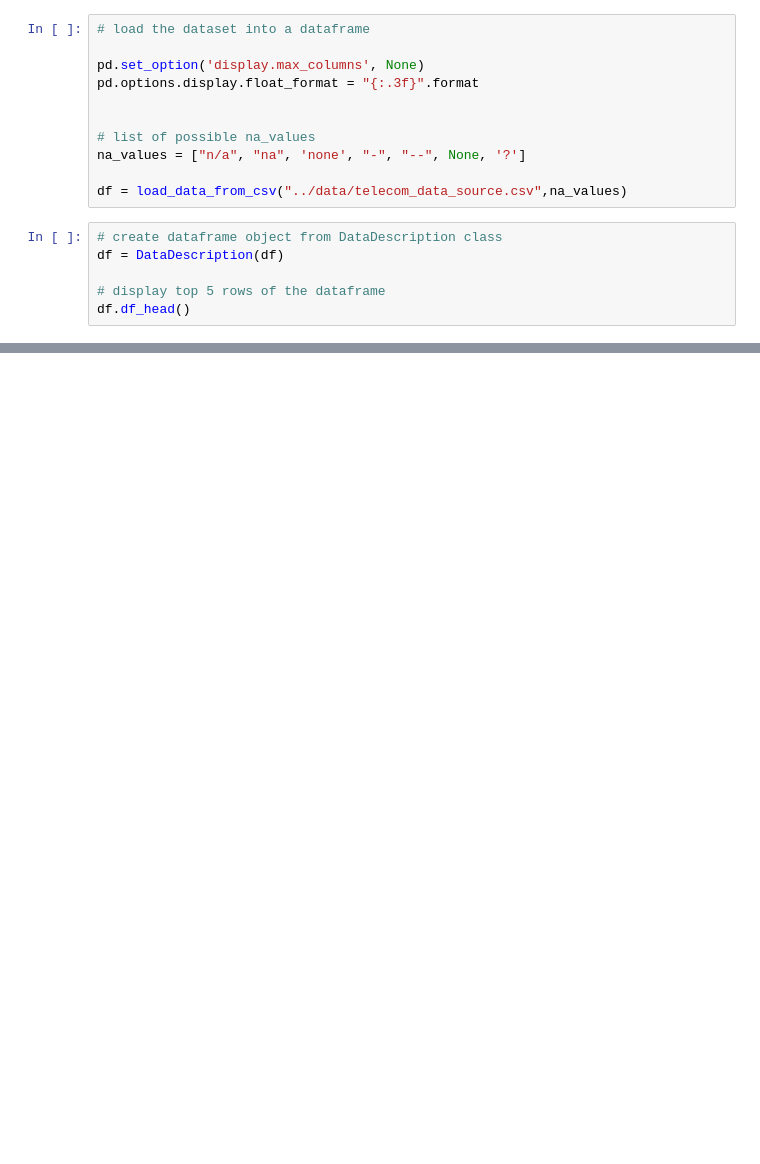
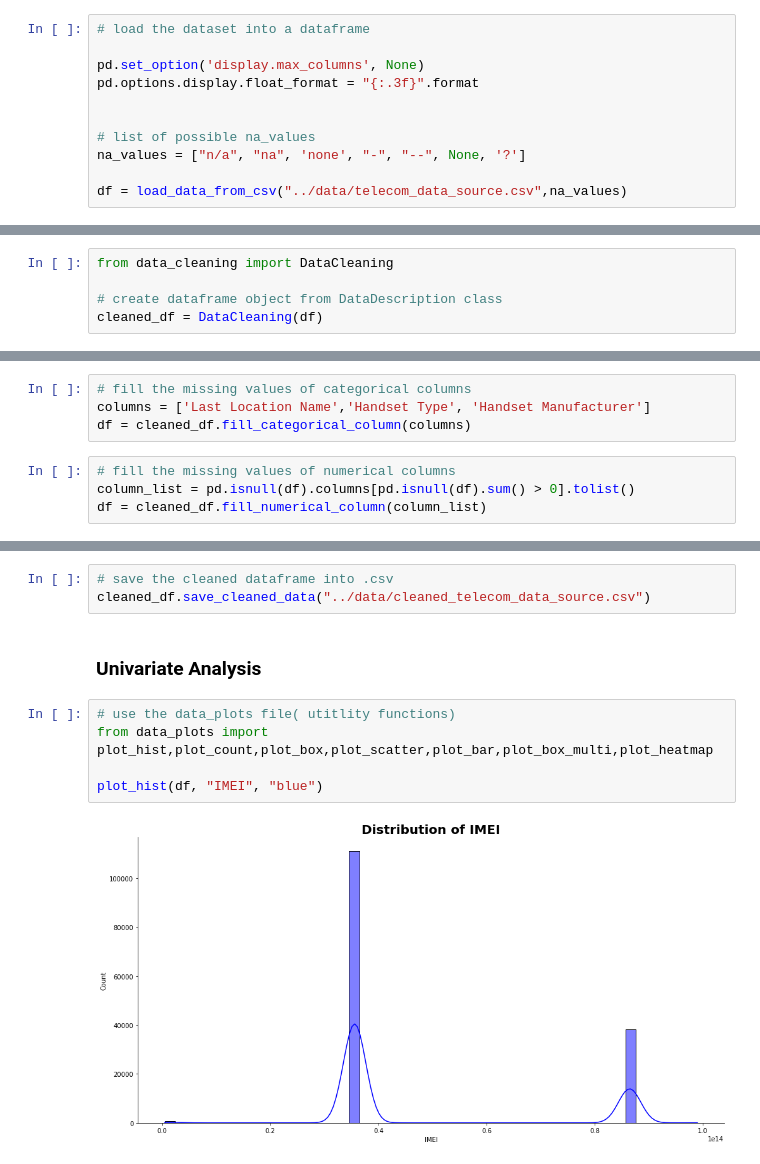
Before and after one commit to YohansSamuel/TeleCom-Data-Analysis, a Jupyter notebook: notebooks/Task-0-Data_Exploration _and_Analysis.ipynb, the cells around one changed output, grey strips where cells are left out. Cells and saved outputs as stored; diff of their text form; blank space fills up the shorter version.

Commit message:
add plots in univariate and multivariate analysis

```diff
--- a/notebooks/Task-0-Data_Exploration _and_Analysis.ipynb
+++ b/notebooks/Task-0-Data_Exploration _and_Analysis.ipynb
@@ -42,9 +41,3 @@ pd.options.display.float_format = "{:.3f}".format
 na_values = ["n/a", "na", 'none', "-", "--", None, '?']
 
 df = load_data_from_csv("../data/telecom_data_source.csv",na_values)
-# %%
-# create dataframe object from DataDescription class
-df = DataDescription(df)
-
-# display top 5 rows of the dataframe
-df.df_head()
@@ -172,0 +193,5 @@ AttributeError: 'DataDescription' object has no attribute 'df_size'
+# %%
+from data_cleaning import DataCleaning
+
+# create dataframe object from DataDescription class
+cleaned_df = DataCleaning(df)
@@ -172,0 +244,8 @@ AttributeError: 'DataDescription' object has no attribute 'df_size'
+# %%
+# fill the missing values of categorical columns
+columns = ['Last Location Name','Handset Type', 'Handset Manufacturer']
+df = cleaned_df.fill_categorical_column(columns)
+# %%
+# fill the missing values of numerical columns
+column_list = pd.isnull(df).columns[pd.isnull(df).sum() > 0].tolist()
+df = cleaned_df.fill_numerical_column(column_list)
@@ -172,0 +307,12 @@ AttributeError: 'DataDescription' object has no attribute 'df_size'
+# %%
+# save the cleaned dataframe into .csv
+cleaned_df.save_cleaned_data("../data/cleaned_telecom_data_source.csv")
+# %% [markdown]
+### Univariate Analysis
+# %%
+# use the data_plots file( utitlity functions)
+from data_plots import plot_hist,plot_count,plot_box,plot_scatter,plot_bar,plot_box_multi,plot_heatmap
+
+plot_hist(df, "IMEI", "blue")
+# %% [output]
+[figure, added]
```
Also changed, not shown: parts of 48 cells of this notebook, 3 other files.
